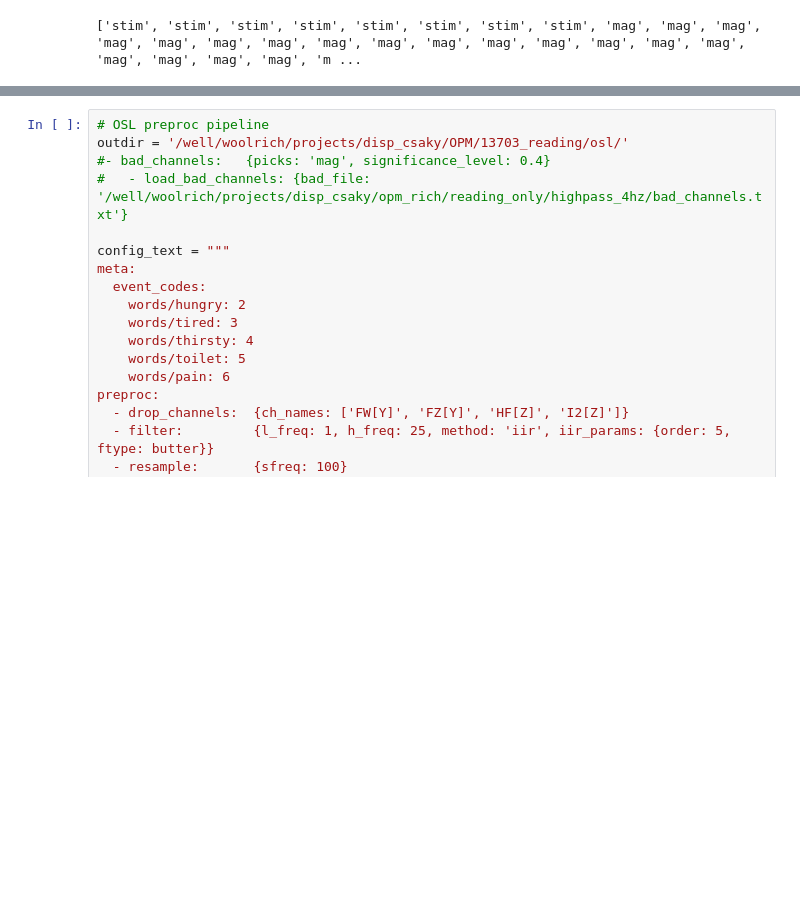
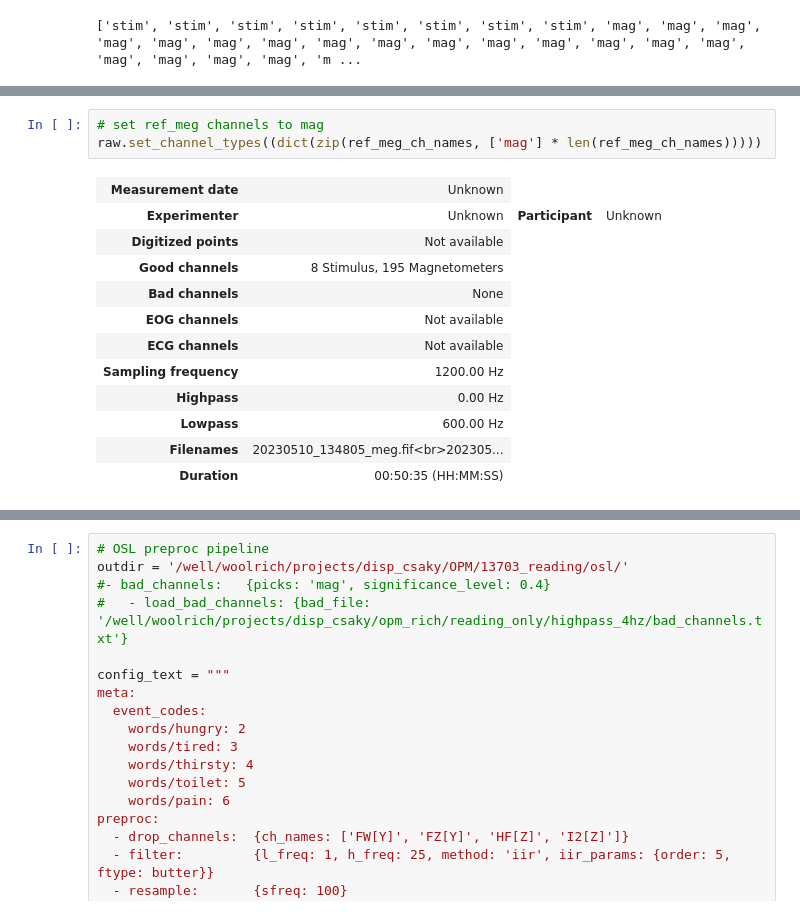
Before and after one commit to ricsinaruto/MEG-transfer-decoding, a Jupyter notebook: notebooks/analyse_opm.ipynb, the cells around one changed output, grey strips where cells are left out. Saved outputs shown, nothing was run; the diff lists cells and outputs as text; blank space fills up the shorter version.

```diff
--- a/notebooks/analyse_opm.ipynb
+++ b/notebooks/analyse_opm.ipynb
@@ -29,0 +65,16 @@ print(raw.get_channel_types())
+# %%
+# set ref_meg channels to mag
+raw.set_channel_types((dict(zip(ref_meg_ch_names, ['mag'] * len(ref_meg_ch_names)))))
+# %% [output]
+| Measurement date | Unknown |
+| Experimenter | Unknown | Participant | Unknown |
+| Digitized points | Not available |
+| Good channels | 8 Stimulus, 195 Magnetometers |
+| Bad channels | None |
+| EOG channels | Not available |
+| ECG channels | Not available |
+| Sampling frequency | 1200.00 Hz |
+| Highpass | 0.00 Hz |
+| Lowpass | 600.00 Hz |
+| Filenames | 20230510_134805_meg.fif<br>202305... |
+| Duration | 00:50:35 (HH:MM:SS) |
```
Also changed, not shown: parts of 7 cells of this notebook, 17 other files.
